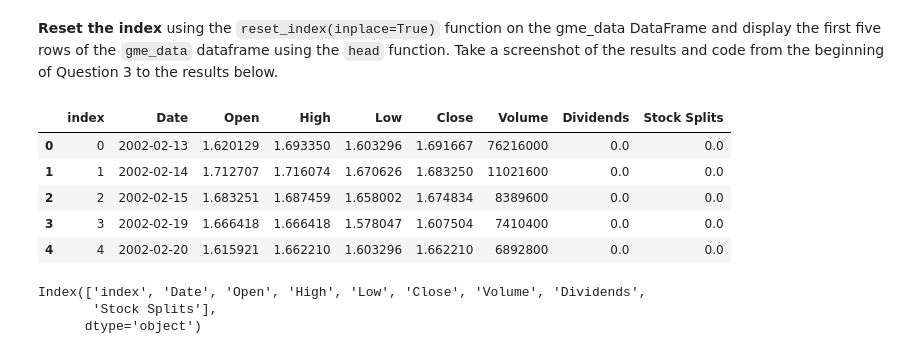
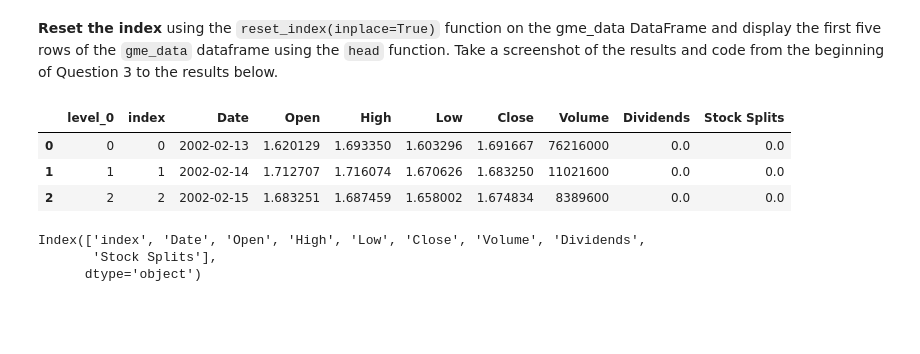
Before and after one commit to kingfia198/Analayzing-stock-revenue-and-making-a-dashboard, a Jupyter notebook: Final Assignment1.ipynb, the cells around one changed output. Saved outputs shown, nothing was run; the diff lists cells and outputs as text; code cells hidden in the pictures; blank space fills up the shorter version.

```diff
--- a/Final Assignment1.ipynb
+++ b/Final Assignment1.ipynb
@@ -201,14 +186,12 @@ gme_data = gme.history(period="max")
 **Reset the index** using the `reset_index(inplace=True)` function on the gme_data DataFrame and display the first five rows of the `gme_data` dataframe using the `head` function. Take a screenshot of the results and code from the beginning of Question 3 to the results below.
 # %%
 gme_data.reset_index(inplace=True)
-gme_data.head()
+gme_data.head(3)
 # %% [output]
-|  | index | Date | Open | High | Low | Close | Volume | Dividends | Stock Splits |
-| 0 | 0 | 2002-02-13 | 1.620129 | 1.693350 | 1.603296 | 1.691667 | 76216000 | 0.0 | 0.0 |
-| 1 | 1 | 2002-02-14 | 1.712707 | 1.716074 | 1.670626 | 1.683250 | 11021600 | 0.0 | 0.0 |
-| 2 | 2 | 2002-02-15 | 1.683251 | 1.687459 | 1.658002 | 1.674834 | 8389600 | 0.0 | 0.0 |
-| 3 | 3 | 2002-02-19 | 1.666418 | 1.666418 | 1.578047 | 1.607504 | 7410400 | 0.0 | 0.0 |
-| 4 | 4 | 2002-02-20 | 1.615921 | 1.662210 | 1.603296 | 1.662210 | 6892800 | 0.0 | 0.0 |
+|  | level_0 | index | Date | Open | High | Low | Close | Volume | Dividends | Stock Splits |
+| 0 | 0 | 0 | 2002-02-13 | 1.620129 | 1.693350 | 1.603296 | 1.691667 | 76216000 | 0.0 | 0.0 |
+| 1 | 1 | 1 | 2002-02-14 | 1.712707 | 1.716074 | 1.670626 | 1.683250 | 11021600 | 0.0 | 0.0 |
+| 2 | 2 | 2 | 2002-02-15 | 1.683251 | 1.687459 | 1.658002 | 1.674834 | 8389600 | 0.0 | 0.0 |
 # %%
 gme_data.columns
 # %% [output]
```
Also changed, not shown: parts of 7 cells of this notebook.
